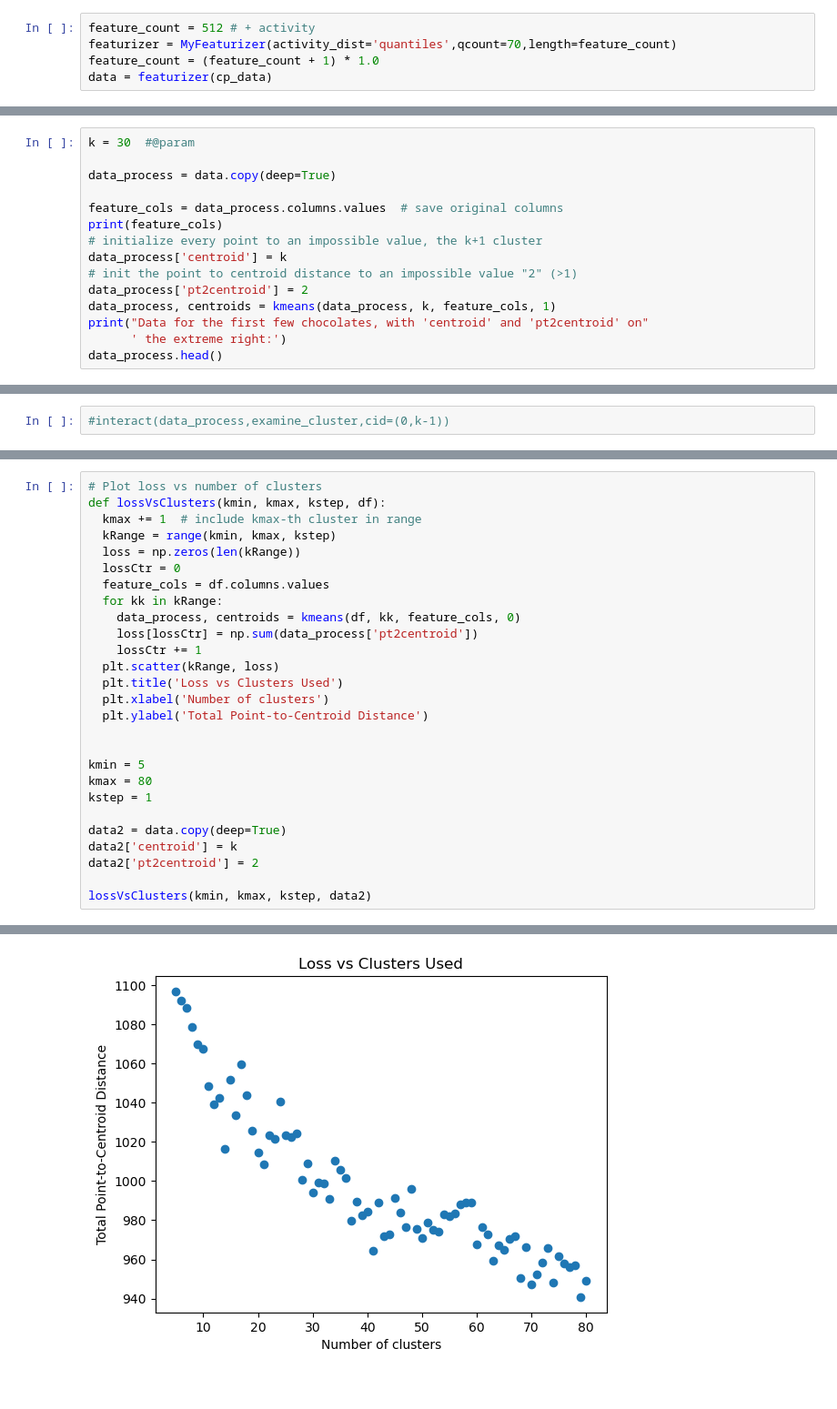
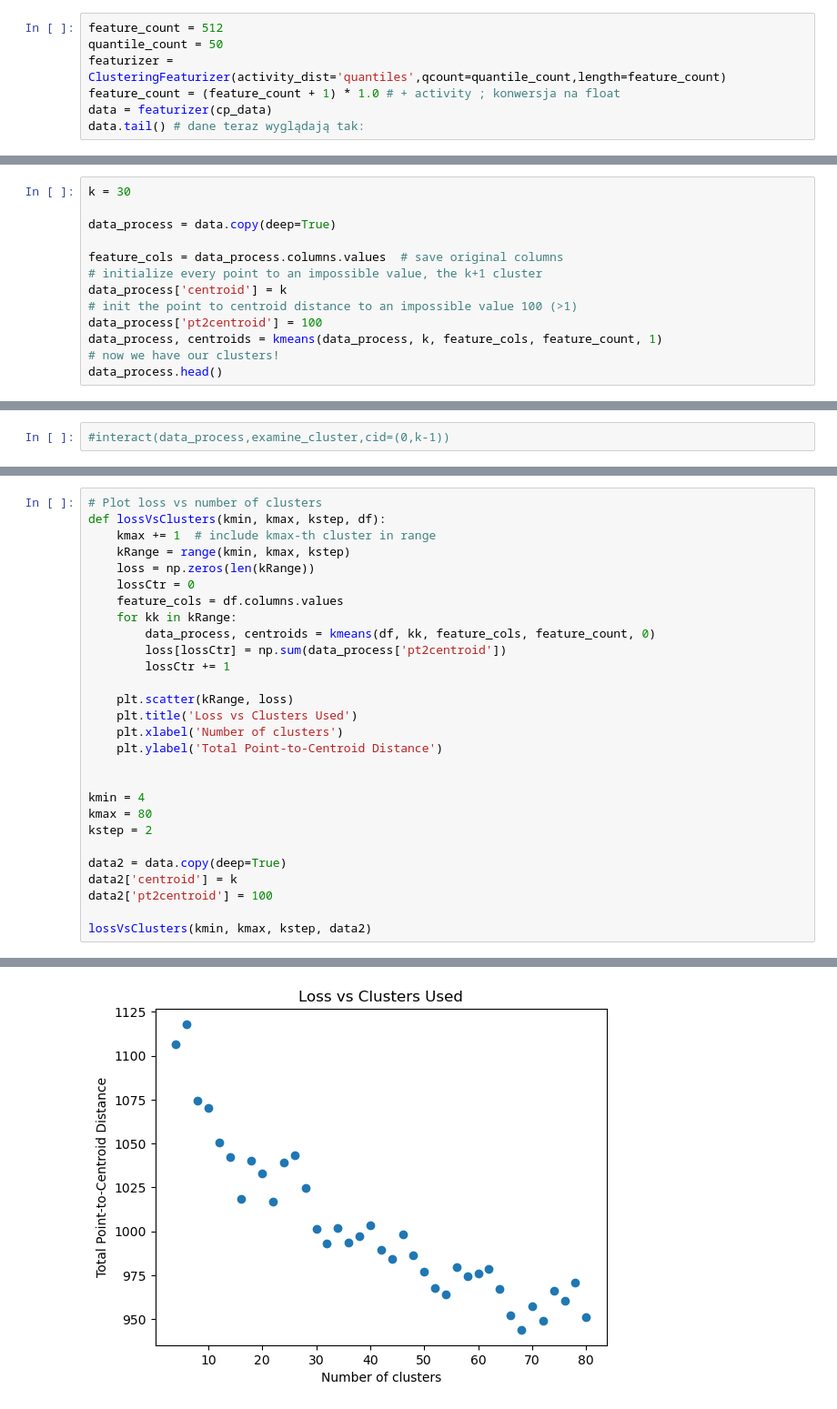
Before and after one commit to Limexcyan/Klastrowanie-publicznych-baz-zwi-zk-w, a Jupyter notebook: Mockup_clustering.ipynb, the cells around one changed output, grey strips where cells are left out. Shown: that part at 91% size. Cells and saved outputs as stored; diff of their text form.

```diff
--- a/Mockup_clustering.ipynb
+++ b/Mockup_clustering.ipynb
@@ -127,7 +151,9 @@ class MyFeaturizer(Featurizer):
         return features
 # %%
-feature_count = 512 # + activity
-featurizer = MyFeaturizer(activity_dist='quantiles',qcount=70,length=feature_count)
-feature_count = (feature_count + 1) * 1.0
+feature_count = 512
+quantile_count = 50
+featurizer = ClusteringFeaturizer(activity_dist='quantiles',qcount=quantile_count,length=feature_count)
+feature_count = (feature_count + 1) * 1.0 # + activity ; konwersja na float
 data = featurizer(cp_data)
+data.tail() # dane teraz wyglądają tak:
 # %% [output]
@@ -257,18 +304,16 @@ import warnings
 # Settings the warnings to be ignored
 warnings.filterwarnings('ignore')
 # %%
-k = 30  #@param
+k = 30
 
 data_process = data.copy(deep=True)
 
 feature_cols = data_process.columns.values  # save original columns
-print(feature_cols)
 # initialize every point to an impossible value, the k+1 cluster
 data_process['centroid'] = k
-# init the point to centroid distance to an impossible value "2" (>1)
-data_process['pt2centroid'] = 2
-data_process, centroids = kmeans(data_process, k, feature_cols, 1)
-print("Data for the first few chocolates, with 'centroid' and 'pt2centroid' on"
-      ' the extreme right:')
+# init the point to centroid distance to an impossible value 100 (>1)
+data_process['pt2centroid'] = 100
+data_process, centroids = kmeans(data_process, k, feature_cols, feature_count, 1)
+# now we have our clusters!
 data_process.head()
 # %% [output]
@@ -380,28 +427,29 @@ Number of clusters:30
 # %%
 # Plot loss vs number of clusters
 def lossVsClusters(kmin, kmax, kstep, df):
-  kmax += 1  # include kmax-th cluster in range
-  kRange = range(kmin, kmax, kstep)
-  loss = np.zeros(len(kRange))
-  lossCtr = 0
-  feature_cols = df.columns.values
-  for kk in kRange:
-    data_process, centroids = kmeans(df, kk, feature_cols, 0)
-    loss[lossCtr] = np.sum(data_process['pt2centroid'])
-    lossCtr += 1
-  plt.scatter(kRange, loss)
-  plt.title('Loss vs Clusters Used')
-  plt.xlabel('Number of clusters')
-  plt.ylabel('Total Point-to-Centroid Distance')
+    kmax += 1  # include kmax-th cluster in range
+    kRange = range(kmin, kmax, kstep)
+    loss = np.zeros(len(kRange))
+    lossCtr = 0
+    feature_cols = df.columns.values
+    for kk in kRange:
+        data_process, centroids = kmeans(df, kk, feature_cols, feature_count, 0)
+        loss[lossCtr] = np.sum(data_process['pt2centroid'])
+        lossCtr += 1
+
+    plt.scatter(kRange, loss)
+    plt.title('Loss vs Clusters Used')
+    plt.xlabel('Number of clusters')
+    plt.ylabel('Total Point-to-Centroid Distance')
 
 
-kmin = 5
+kmin = 4
 kmax = 80
-kstep = 1
+kstep = 2
 
 data2 = data.copy(deep=True)
 data2['centroid'] = k
-data2['pt2centroid'] = 2
+data2['pt2centroid'] = 100
 
 lossVsClusters(kmin, kmax, kstep, data2)
 # %% [output]
@@ -425 +473 @@ k-means converged for  80  clusters after  7  iterations!
-[figure, old version]
+[figure, new version]
```
Also changed, not shown: parts of 15 cells of this notebook.
